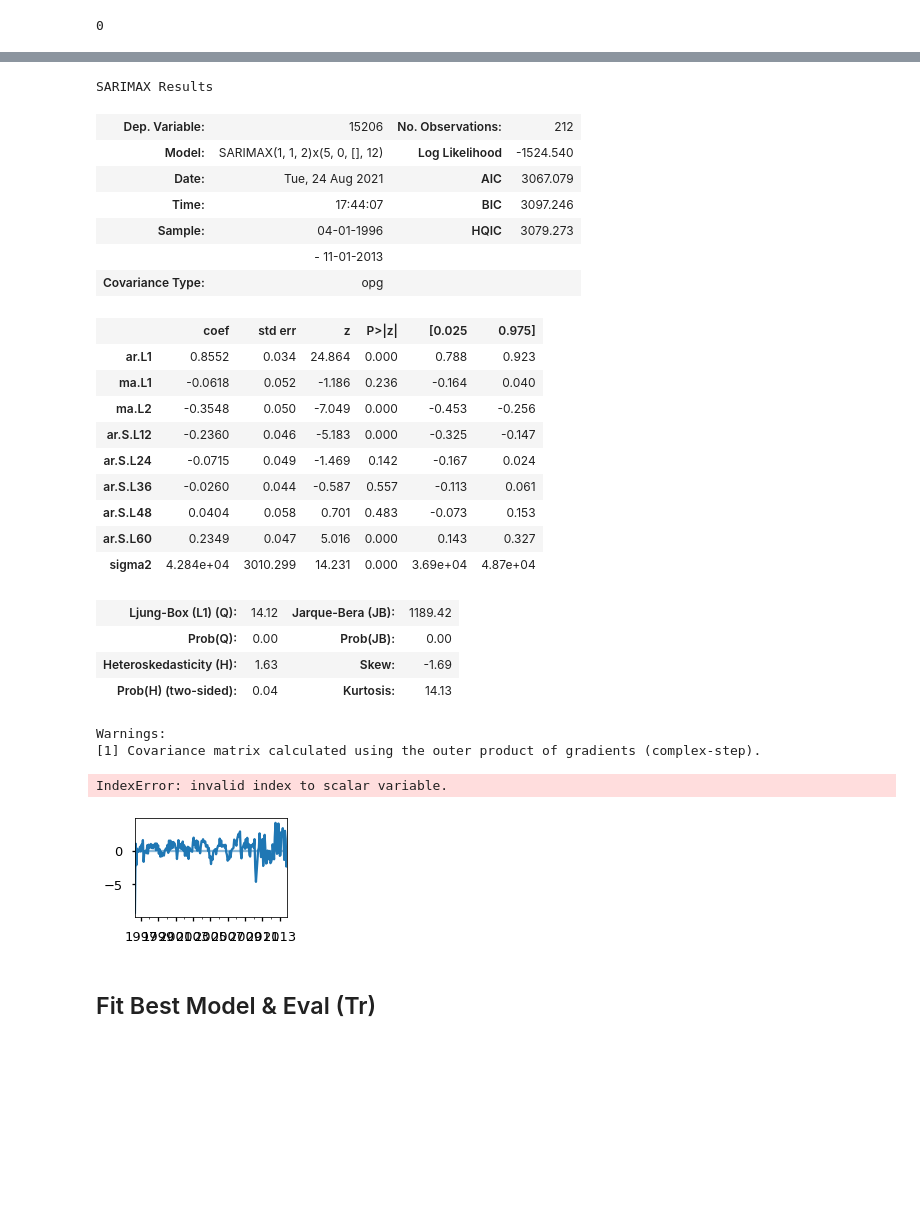
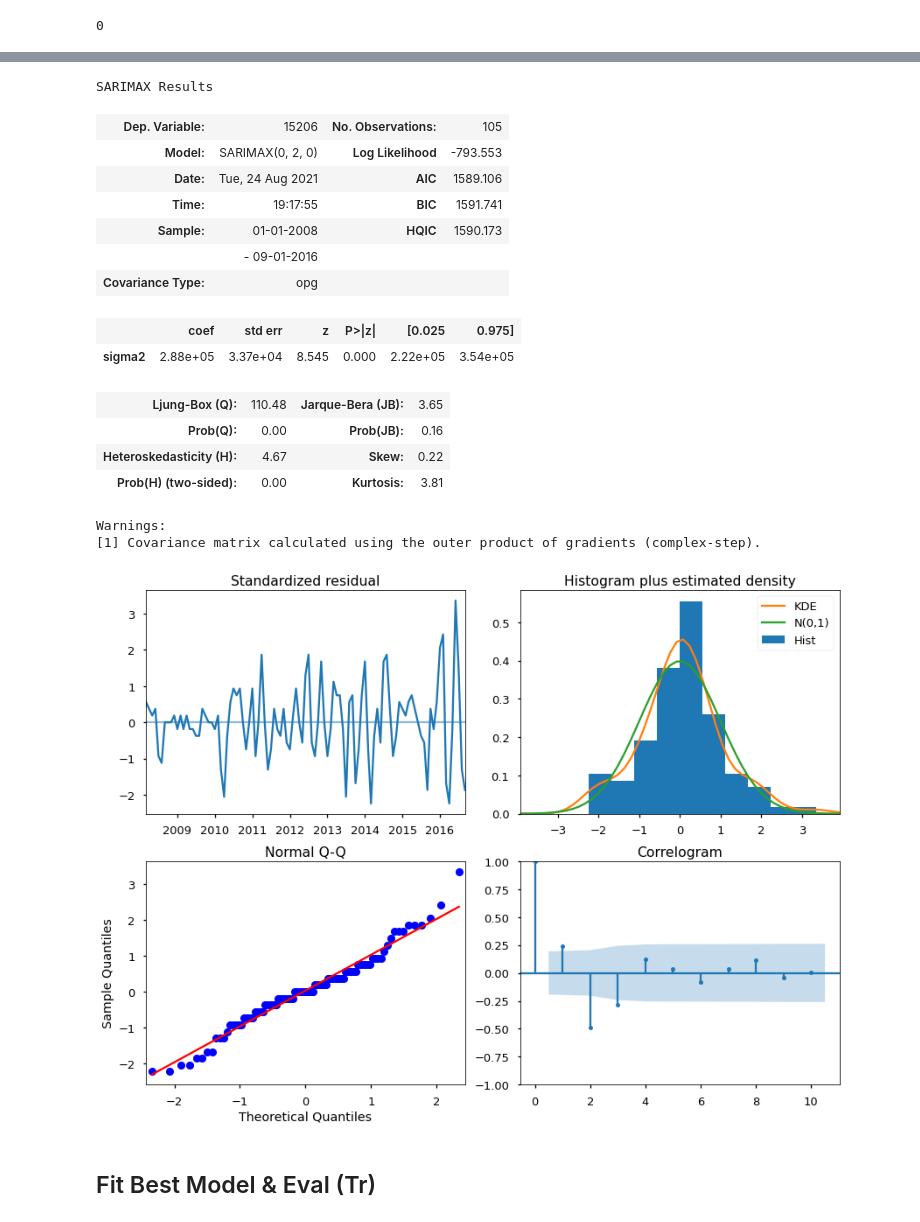
Before and after one commit to BenJMcCarty/Best_of_the_Burgh, a Jupyter notebook: workbooks/WIP_Main_Notebook.ipynb, the cells around one changed output, grey strips where cells are left out. Drawn from its saved outputs; the diff is of its cells as text; code cells hidden in the pictures; blank space fills up the shorter version.

```diff
--- a/workbooks/WIP_Main_Notebook.ipynb
+++ b/workbooks/WIP_Main_Notebook.ipynb
@@ -841,6 +880,7 @@ ndiffs(train)
 # %%
 ## Determine best value for D
-nsdiffs(train, m=12)
+n_D = nsdiffs(train, m=12)
+n_D
 # %% [output]
 0
 # %%
@@ -851,8 +891,8 @@ train.plot();
 # %%
 ## Using auto_arima to determine best parameters for modeling
-auto_model = pmd.auto_arima(train,start_p=0,start_q=0,d=1,
+auto_model = pmd.auto_arima(train,start_p=0,start_q=0,d=n_d,
                             max_p=3,max_q=3,
-                            max_P=3,max_Q=3, D=0,
+                            max_P=3,max_Q=3, D=n_D,
                             start_P=0,start_Q=0,
                             m=12,
                             verbose=2)
@@ -886,12 +920,0 @@ Warnings:
-# %%
-## Using auto_arima to determine best parameters for modeling
-auto_model = pmd.auto_arima(train,
-                            start_p=0,start_q=0,d=1,
-                            max_p=2,max_q=2,
-                            start_P=3,start_Q=0,D=0,
-                            max_P=4,max_Q=1, m=12,
-                            verbose=2)
-
-display(auto_model.summary())
-auto_model.plot_diagnostics(figsize= (12,9));
-plt.tight_layout()
@@ -922,12 +920,0 @@ Warnings:
-# %%
-## Increasing P to 5 as the prior values
-auto_model = pmd.auto_arima(train,
-                            start_p=1,start_q=1,d=1,
-                            max_p=3,max_q=3,
-                            start_P=5,start_Q=0, D=0,
-                            max_P=5,max_Q=1, m=12,
-                            maxiter=30)
-
-display(auto_model.summary())
-auto_model.plot_diagnostics(figsize= (12,9));
-plt.tight_layout()
@@ -967,36 +921,27 @@ Warnings:
 # %%
 best_model = tsa.SARIMAX(train,order=auto_model.order,
                          seasonal_order = auto_model.seasonal_order,
                          enforce_invertibility=False).fit()
 
 ## Display Summary + Diagnostics
 display(best_model.summary())
-best_model.plot_diagnostics();
+best_model.plot_diagnostics(figsize=(12,9));
 plt.tight_layout()
 # %% [output]
 SARIMAX Results
-| Dep. Variable: | 15206 | No. Observations: | 212 |
-| Model: | SARIMAX(1, 1, 2)x(5, 0, [], 12) | Log Likelihood | -1524.540 |
-| Date: | Tue, 24 Aug 2021 | AIC | 3067.079 |
-| Time: | 17:44:07 | BIC | 3097.246 |
-| Sample: | 04-01-1996 | HQIC | 3079.273 |
-|  | - 11-01-2013 |  |  |
+| Dep. Variable: | 15206 | No. Observations: | 105 |
+| Model: | SARIMAX(0, 2, 0) | Log Likelihood | -793.553 |
+| Date: | Tue, 24 Aug 2021 | AIC | 1589.106 |
+| Time: | 19:17:55 | BIC | 1591.741 |
+| Sample: | 01-01-2008 | HQIC | 1590.173 |
+|  | - 09-01-2016 |  |  |
 | Covariance Type: | opg |  |  |
 |  | coef | std err | z | P>|z| | [0.025 | 0.975] |
-| ar.L1 | 0.8552 | 0.034 | 24.864 | 0.000 | 0.788 | 0.923 |
-| ma.L1 | -0.0618 | 0.052 | -1.186 | 0.236 | -0.164 | 0.040 |
-| ma.L2 | -0.3548 | 0.050 | -7.049 | 0.000 | -0.453 | -0.256 |
-| ar.S.L12 | -0.2360 | 0.046 | -5.183 | 0.000 | -0.325 | -0.147 |
-| ar.S.L24 | -0.0715 | 0.049 | -1.469 | 0.142 | -0.167 | 0.024 |
-| ar.S.L36 | -0.0260 | 0.044 | -0.587 | 0.557 | -0.113 | 0.061 |
-| ar.S.L48 | 0.0404 | 0.058 | 0.701 | 0.483 | -0.073 | 0.153 |
-| ar.S.L60 | 0.2349 | 0.047 | 5.016 | 0.000 | 0.143 | 0.327 |
-| sigma2 | 4.284e+04 | 3010.299 | 14.231 | 0.000 | 3.69e+04 | 4.87e+04 |
+| sigma2 | 2.88e+05 | 3.37e+04 | 8.545 | 0.000 | 2.22e+05 | 3.54e+05 |
-| Ljung-Box (L1) (Q): | 14.12 | Jarque-Bera (JB): | 1189.42 |
-| Prob(Q): | 0.00 | Prob(JB): | 0.00 |
-| Heteroskedasticity (H): | 1.63 | Skew: | -1.69 |
-| Prob(H) (two-sided): | 0.04 | Kurtosis: | 14.13 |
+| Ljung-Box (Q): | 110.48 | Jarque-Bera (JB): | 3.65 |
+| Prob(Q): | 0.00 | Prob(JB): | 0.16 |
+| Heteroskedasticity (H): | 4.67 | Skew: | 0.22 |
+| Prob(H) (two-sided): | 0.00 | Kurtosis: | 3.81 |
 Warnings:
 [1] Covariance matrix calculated using the outer product of gradients (complex-step).
-IndexError: invalid index to scalar variable.
-[figure, old version]
+[figure, new version]
```
Also changed, not shown: parts of 50 cells of this notebook.
